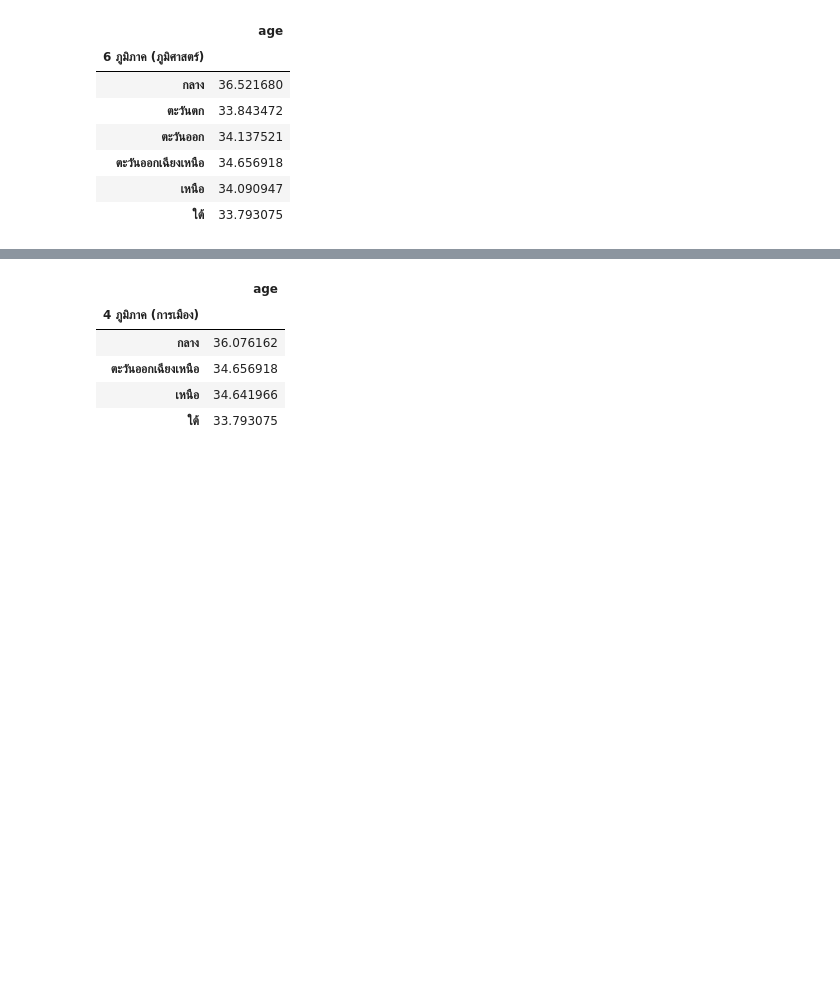
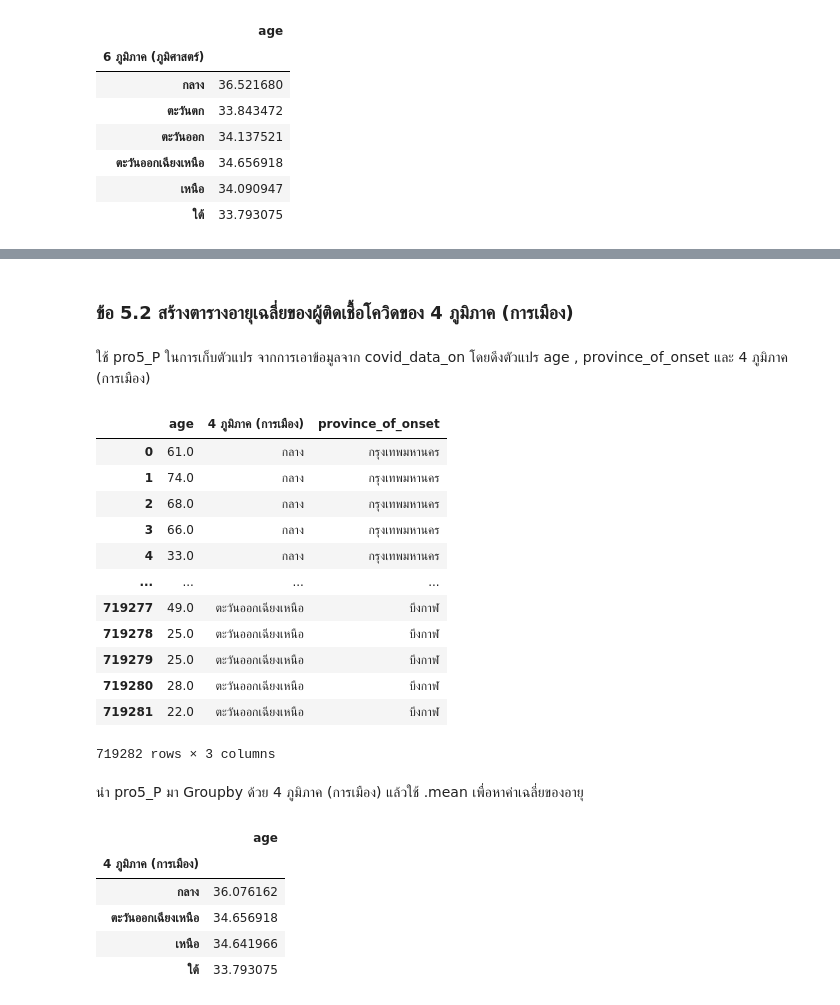
Before and after one commit to 6230204513/data_viz_2022, a Jupyter notebook: BasicPython&DataViz_midterm2022.ipynb, the cells around one changed output, grey strips where cells are left out. Drawn from its saved outputs; the diff is of its cells as text; code cells hidden in the pictures; blank space fills up the shorter version.

```diff
--- a/BasicPython&DataViz_midterm2022.ipynb
+++ b/BasicPython&DataViz_midterm2022.ipynb
@@ -834,5 +1229,26 @@ pro5_G_avg
+# %% [markdown]
+### ข้อ 5.2 สร้างตารางอายุเฉลี่ยของผู้ติดเชื้อโควิดของ 4 ภูมิภาค (การเมือง)
+# %% [markdown]
+ใช้ pro5_P ในการเก็บตัวแปร จากการเอาข้อมูลจาก covid_data_on โดยดึงตัวแปร age , province_of_onset และ 4 ภูมิภาค (การเมือง)
 # %%
 pro5_P = covid_data_on[['age','4 ภูมิภาค (การเมือง)','province_of_onset']]
+pro5_P
+# %% [output]
+|  | age | 4 ภูมิภาค (การเมือง) | province_of_onset |
+| 0 | 61.0 | กลาง | กรุงเทพมหานคร |
+| 1 | 74.0 | กลาง | กรุงเทพมหานคร |
+| 2 | 68.0 | กลาง | กรุงเทพมหานคร |
+| 3 | 66.0 | กลาง | กรุงเทพมหานคร |
+| 4 | 33.0 | กลาง | กรุงเทพมหานคร |
+| ... | ... | ... | ... |
+| 719277 | 49.0 | ตะวันออกเฉียงเหนือ | บึงกาฬ |
+| 719278 | 25.0 | ตะวันออกเฉียงเหนือ | บึงกาฬ |
+| 719279 | 25.0 | ตะวันออกเฉียงเหนือ | บึงกาฬ |
+| 719280 | 28.0 | ตะวันออกเฉียงเหนือ | บึงกาฬ |
+| 719281 | 22.0 | ตะวันออกเฉียงเหนือ | บึงกาฬ |
+719282 rows × 3 columns
+# %% [markdown]
+นำ pro5_P มา Groupby ด้วย 4 ภูมิภาค (การเมือง) แล้วใช้ .mean เพื่อหาค่าเฉลี่ยของอายุ
 # %%
 pro5_P_avg = pro5_P.groupby(['4 ภูมิภาค (การเมือง)']).mean()
 pro5_P_avg
```
Also changed, not shown: parts of 213 cells of this notebook.
